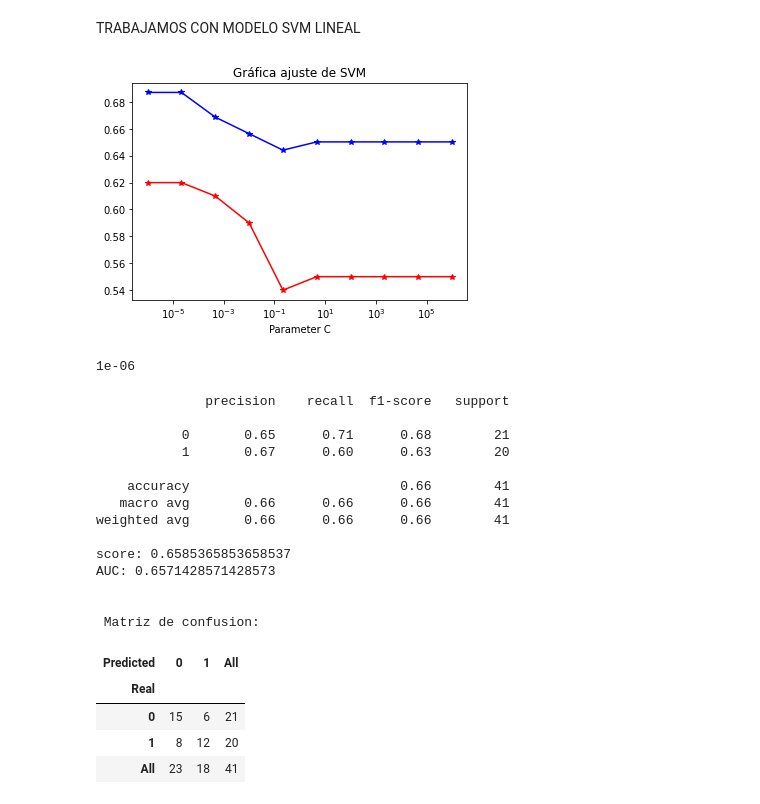
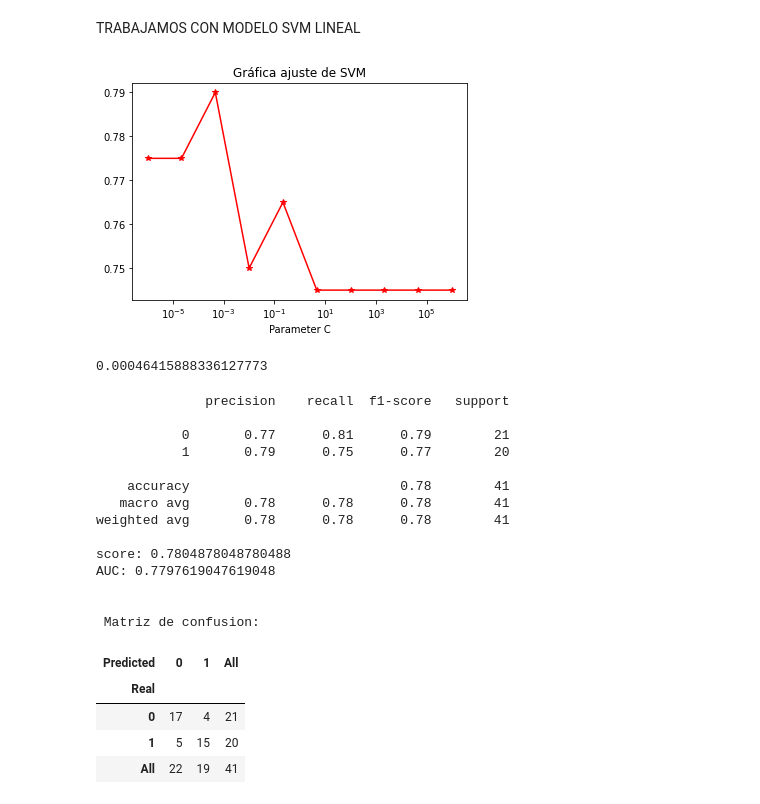
Before and after one commit to cgarciav/base-de-datos-HCC, a Jupyter notebook: SVM.ipynb, the cells around one changed output. Drawn from its saved outputs; the diff is of its cells as text; code cells hidden in the pictures.

```diff
--- a/SVM.ipynb
+++ b/SVM.ipynb
@@ -78,21 +78,10 @@ for k in c_values:
     cv_c_scores.append(scores.mean())
 
 
-train_prec=[]
-c_values2=np.logspace(-4,4, 10)
-
-for k in c_values2 :
-
-    clf = svm.LinearSVC(C=k, max_iter=1000000).fit(x_train_transformed,y_train)
-    train_prec.append(clf.score(x_train_transformed,y_train))
-
-
-
 # Do the plotting
 import matplotlib.pyplot as plt
 plt.figure()
 
-plt.semilogx(c_values2,train_prec,color='b' , marker='*' , label='train')
 plt.semilogx(c_values,cv_c_scores,color='r' , marker='*' , label='cv')
 #locs, labels = plt.yticks()
 #plt.yticks(locs, list(map(lambda x: "%g" % x, locs)))
@@ -202,21 +191,12 @@ for k in c_values:
     cv_c_scores.append(scores.mean())
 
 
-train_prec=[]
-c_values2=np.logspace(-4,4, 10)
-
-for k in c_values2 :
-
-    clf=SVC(kernel='rbf',C=k,gamma='scale').fit(x_train_transformed,y_train)
-    train_prec.append(clf.score(x_train_transformed,y_train))
-
 
 
 # Do the plotting
 import matplotlib.pyplot as plt
 plt.figure()
 
-plt.semilogx(c_values2,train_prec,color='b' , marker='*' , label='train')
 plt.semilogx(c_values,cv_c_scores,color='r' , marker='*' , label='cv')
 #locs, labels = plt.yticks()
 #plt.yticks(locs, list(map(lambda x: "%g" % x, locs)))
@@ -248,7 +226,8 @@ score: 0.8780487804878049
 # %% [markdown]
 TRABAJO CON CARACTERÍSTICAS SELECCIONADAS
 # %%
-x2 = df[['Iron','Alcohol','Creatinine','Encephalopathy','Grams_day','Obesity','Gender','MCV','PHT','Hemoglobin','Spleno','AFP','Hemochro','Hallmark','Endemic','Smoking','HBsAg','ALT','NASH','AHT']]
+x2=df[['ALP','Albumin','Ferritin','Age','Iron','Alcohol','Creatinine','Encephalopathy','Grams_day','Obesity','Gender','MCV','PHT','Hemoglobin','Spleno','AFP','Hemochro','Hallmark','Endemic','Smoking','HBsAg','ALT','NASH','AHT' ]]
+#x2 = df[['Iron','Alcohol','Creatinine','Encephalopathy','Grams_day','Obesity','Gender','MCV','PHT','Hemoglobin','Spleno','AFP','Hemochro','Hallmark','Endemic','Smoking','HBsAg','ALT','NASH','AHT']]
 y2=df['Class']
 x_train, x_test, y_train, y_test = train_test_split(x2, y2,stratify=y, test_size=0.2, random_state=42)
 # %%
@@ -266,47 +245,35 @@ TRABAJAMOS CON MODELO SVM LINEAL
 c_values=np.logspace(-6,6, 10)
 cv_c_scores=[]
 
 
 for k in c_values:
 
     clf = svm.LinearSVC(C=k,dual=False, max_iter= 10000)
     scores = cross_val_score(clf, x_train_transf, y_train, cv=50 ,scoring='roc_auc') #aplicamos cross validation
     cv_c_scores.append(scores.mean())
 
 
 
-
-train_prec=[]
-c_values2=np.logspace(-6,6, 10)
-
-for k in c_values2 :
-
-    clf = svm.LinearSVC(C=k, dual=False, max_iter=10000).fit(x_train_transf,y_train)
-    train_prec.append(clf.score(x_train_transf,y_train))
-
-
-
 # Do the plotting
 import matplotlib.pyplot as plt
 plt.figure()
 
-plt.semilogx(c_values2,train_prec,color='b' , marker='*' , label='train')
 plt.semilogx(c_values,cv_c_scores,color='r' , marker='*' , label='cv')
 locs, labels = plt.yticks()
 #plt.yticks(locs, list(map(lambda x: "%g" % x, locs)))
 #plt.ylabel('accuracy')
 plt.xlabel('Parameter C')
 plt.title('Gráfica ajuste de SVM')
 plt.show()
 
 
 #select the maximum because we are considering accuracy
 c_opt2=(np.array(c_values)[cv_c_scores.index(np.array(cv_c_scores).max())])
 c_opt2
 #obtengo valor maximo que tengo que usar para mi clasificador(k)
 # %% [output]
-[figure, old version]
+[figure, new version]
-1e-06
+0.00046415888336127773
 # %%
 clf = svm.LinearSVC(C=c_opt2).fit(x_train_transf,y_train)
 # %%
@@ -325,23 +292,23 @@ matriz
 # %% [output]
               precision    recall  f1-score   support
 
-           0       0.65      0.71      0.68        21
-           1       0.67      0.60      0.63        20
+           0       0.77      0.81      0.79        21
+           1       0.79      0.75      0.77        20
 
-    accuracy                           0.66        41
-   macro avg       0.66      0.66      0.66        41
-weighted avg       0.66      0.66      0.66        41
+    accuracy                           0.78        41
+   macro avg       0.78      0.78      0.78        41
+weighted avg       0.78      0.78      0.78        41
 
-score: 0.6585365853658537
-AUC: 0.6571428571428573
+score: 0.7804878048780488
+AUC: 0.7797619047619048
 
 
  Matriz de confusion:
 | Predicted | 0 | 1 | All |
 | Real |  |  |  |
-| 0 | 15 | 6 | 21 |
-| 1 | 8 | 12 | 20 |
-| All | 23 | 18 | 41 |
+| 0 | 17 | 4 | 21 |
+| 1 | 5 | 15 | 20 |
+| All | 22 | 19 | 41 |
 # %%
 #probamos a trabajar con un SVM no lineal
 # %%
```
Also changed, not shown: parts of 7 cells of this notebook.
